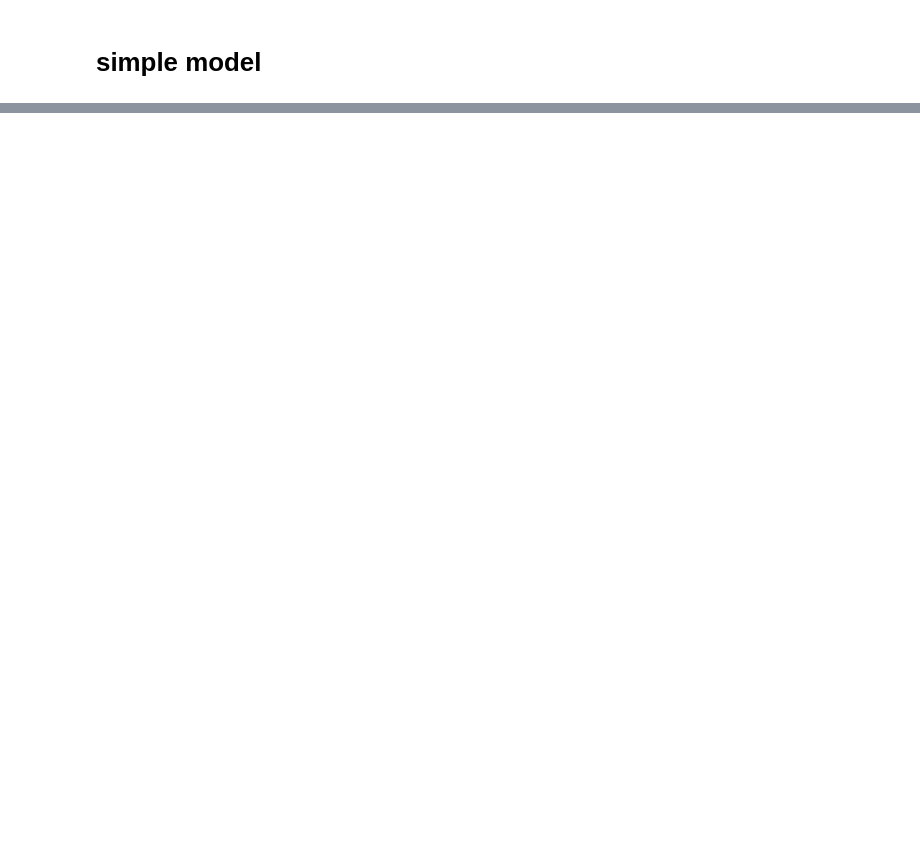
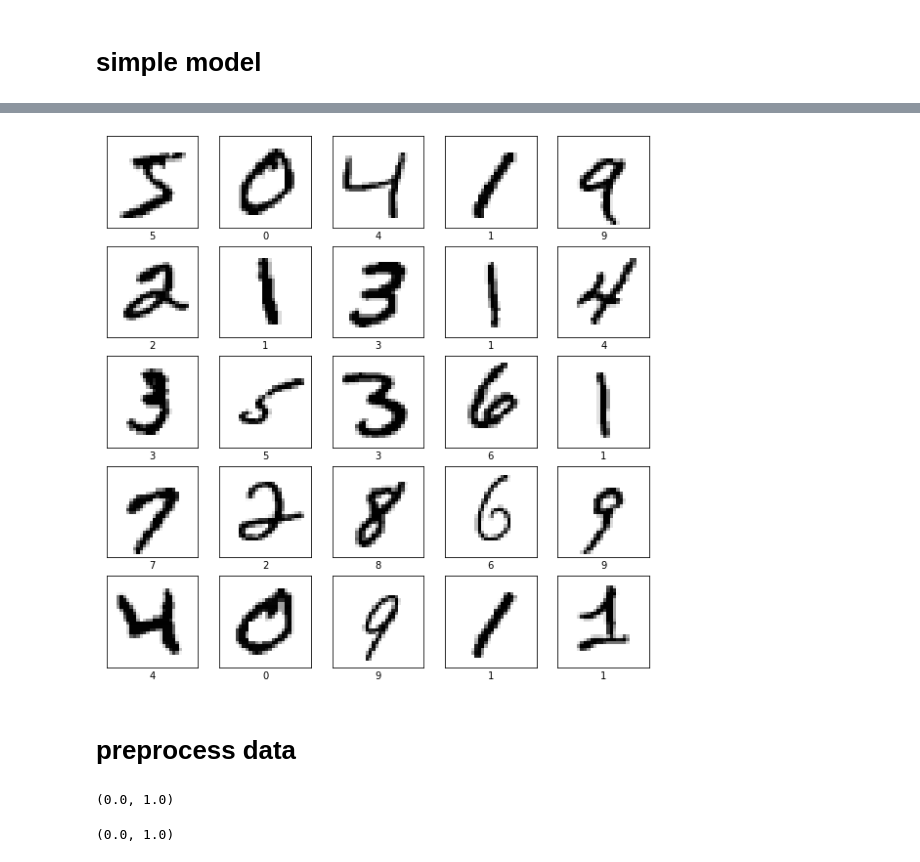
Before and after one commit to yu-s1127/hw_model, a Jupyter notebook: simple_model/simple_model.ipynb, the cells around one changed output, grey strips where cells are left out. Saved outputs shown, nothing was run; the diff lists cells and outputs as text; code cells hidden in the pictures; blank space fills up the shorter version.

```diff
--- a/simple_model/simple_model.ipynb
+++ b/simple_model/simple_model.ipynb
@@ -11,0 +17,2 @@ ModuleNotFoundError: No module named 'tensorflow'
+# %%
+class_name = ["0", "1", "2", "3", "4", "5", "6", "7", "8", "9"]
@@ -11,0 +99,14 @@ ModuleNotFoundError: No module named 'tensorflow'
+# %%
+plt.figure(figsize=(10, 10))
+for i in range(25):
+    plt.subplot(5, 5, i+1)
+    plt.xticks([])
+    plt.yticks([])
+    plt.imshow(train_images[i], cmap=plt.cm.binary)
+    plt.xlabel(class_name[train_labels[i]])
+
+plt.show()
+# %% [output]
+[figure, added]
+# %% [markdown]
+# preprocess data
@@ -11,0 +116,8 @@ ModuleNotFoundError: No module named 'tensorflow'
+# %%
+train_images_norm.min(), train_images_norm.max()
+# %% [output]
+(0.0, 1.0)
+# %%
+train_images_norm.min(), train_images_norm.max()
+# %% [output]
+(0.0, 1.0)
```
Also changed, not shown: parts of 20 cells of this notebook, 2 other files.
